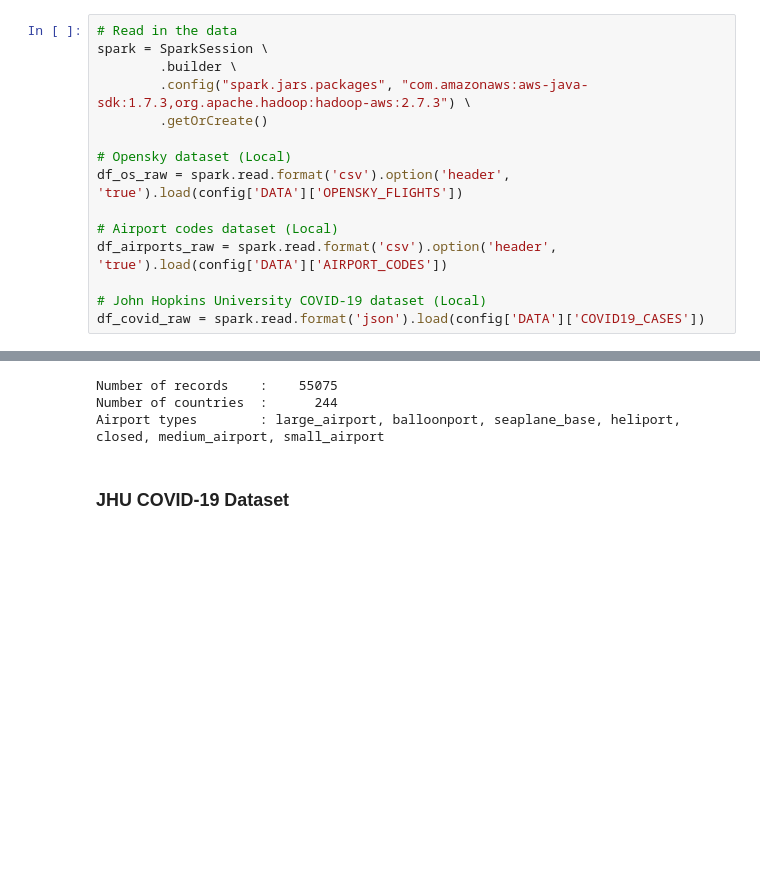
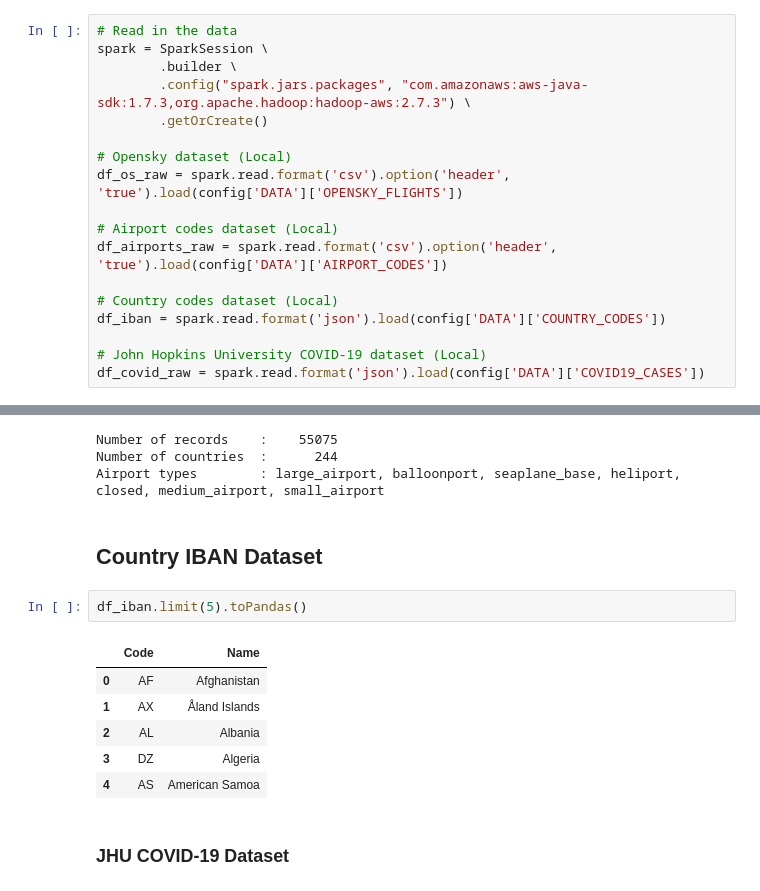
Before and after one commit to devinsaini/opensky_covid, a Jupyter notebook: exploration.ipynb, the cells around one changed output, grey strips where cells are left out. Cells and saved outputs as stored; diff of their text form; blank space fills up the shorter version.

```diff
--- a/exploration.ipynb
+++ b/exploration.ipynb
@@ -29,6 +29,9 @@ df_os_raw = spark.read.format('csv').option('header', 'true').load(config['DATA'
 # Airport codes dataset (Local)
 df_airports_raw = spark.read.format('csv').option('header', 'true').load(config['DATA']['AIRPORT_CODES'])
 
+# Country codes dataset (Local)
+df_iban = spark.read.format('json').load(config['DATA']['COUNTRY_CODES'])
+
 # John Hopkins University COVID-19 dataset (Local)
 df_covid_raw = spark.read.format('json').load(config['DATA']['COVID19_CASES'])
 # %% [markdown]
@@ -79,6 +82,17 @@ print(f"Airport types        : {', '.join(airport_types)}")
 Number of records    :    55075
 Number of countries  :      244
 Airport types        : large_airport, balloonport, seaplane_base, heliport, closed, medium_airport, small_airport
+# %% [markdown]
+## Country IBAN Dataset
+# %%
+df_iban.limit(5).toPandas()
+# %% [output]
+|  | Code | Name |
+| 0 | AF | Afghanistan |
+| 1 | AX | Åland Islands |
+| 2 | AL | Albania |
+| 3 | DZ | Algeria |
+| 4 | AS | American Samoa |
 # %% [markdown]
 ### JHU COVID-19 Dataset
 # %%
```
Also changed, not shown: 7 other files.
